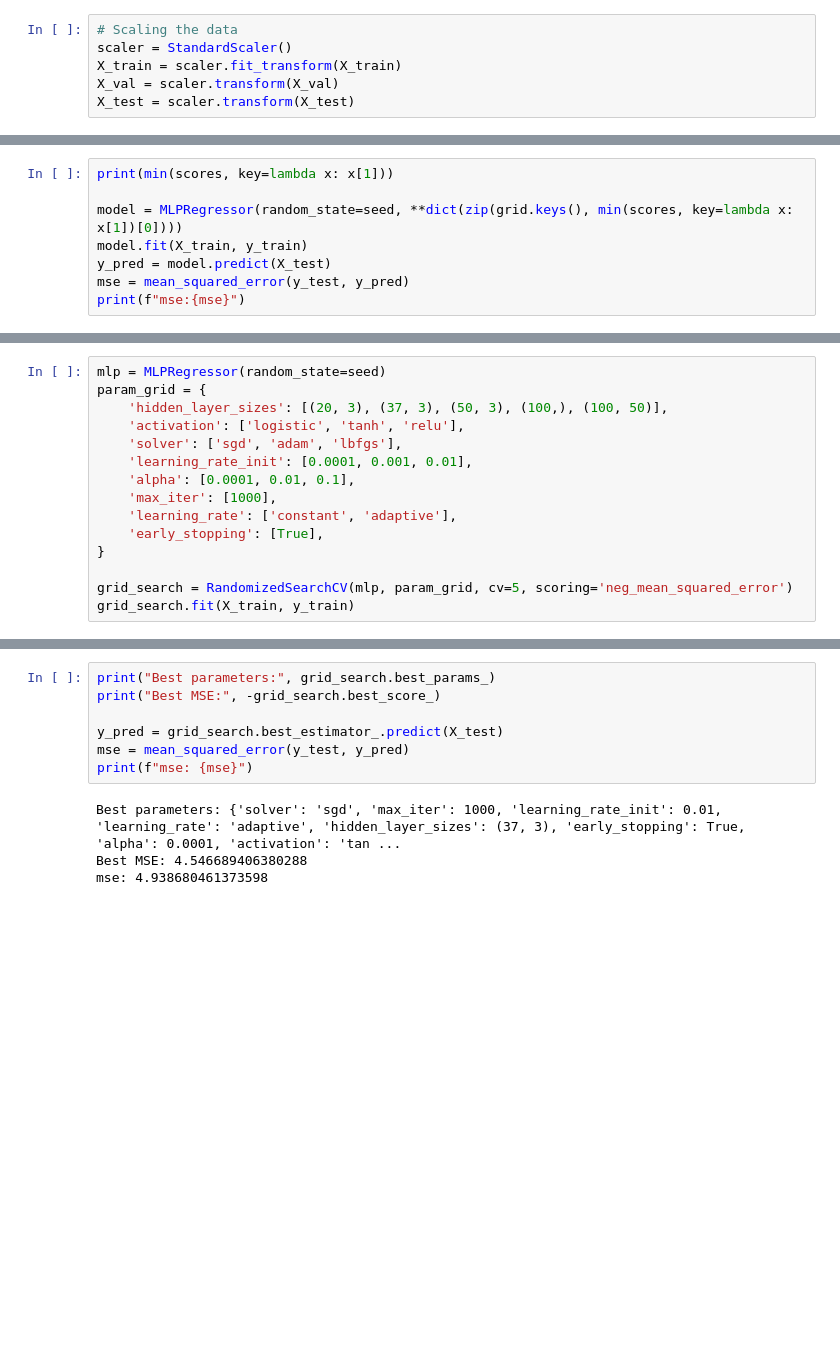
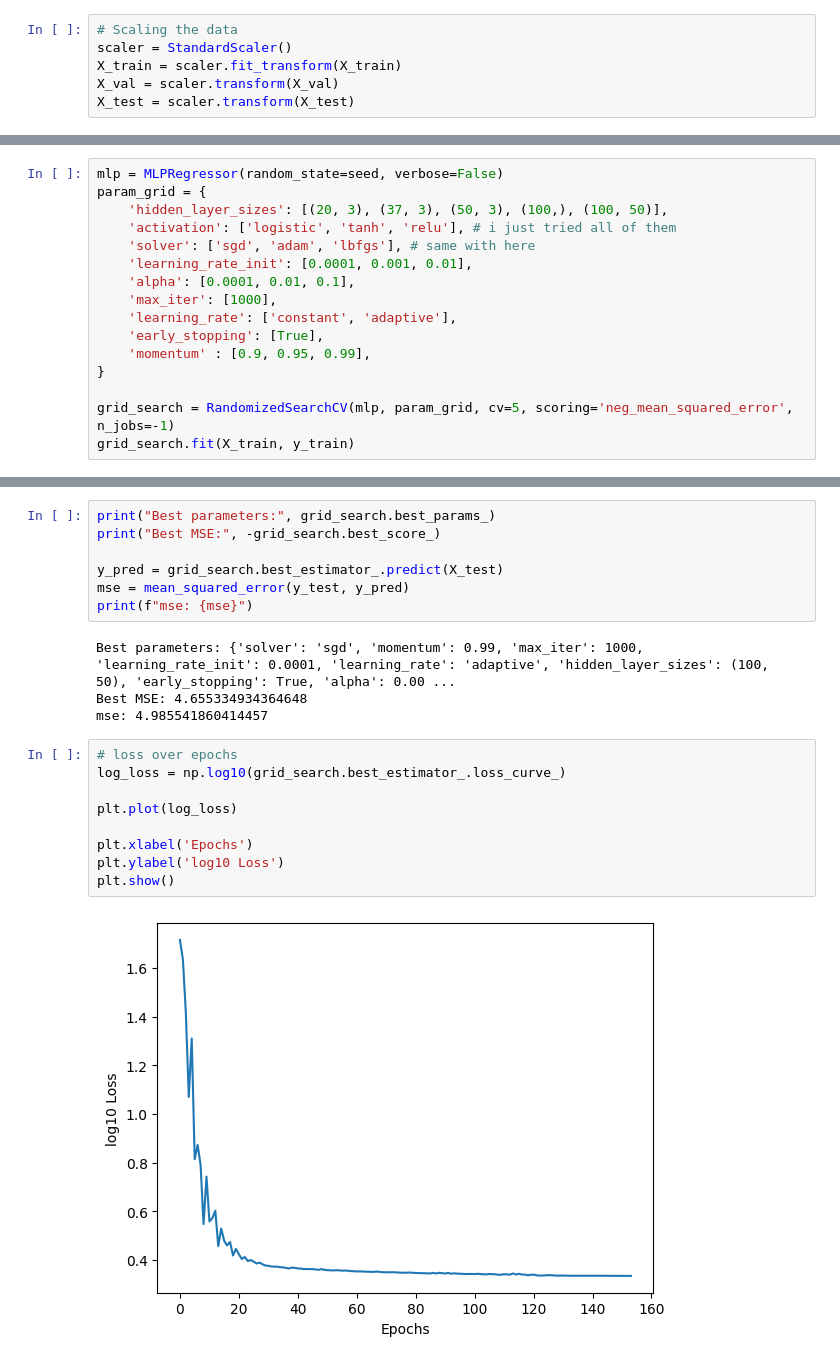
Before and after one commit to vhrollo/3-semester, a Jupyter notebook: INF264/homework/homework5.ipynb, the cells around one changed output, grey strips where cells are left out. Drawn from its saved outputs; the diff is of its cells as text; blank space fills up the shorter version.

```diff
--- a/INF264/homework/homework5.ipynb
+++ b/INF264/homework/homework5.ipynb
@@ -184,8 +119,0 @@ running grid search
-# %%
-print(min(scores, key=lambda x: x[1]))
-
-model = MLPRegressor(random_state=seed, **dict(zip(grid.keys(), min(scores, key=lambda x: x[1])[0])))
-model.fit(X_train, y_train)
-y_pred = model.predict(X_test)
-mse = mean_squared_error(y_test, y_pred)
-print(f"mse:{mse}")
@@ -218,15 +120,16 @@ plt.show()
 # %%
-mlp = MLPRegressor(random_state=seed)
+mlp = MLPRegressor(random_state=seed, verbose=False)
 param_grid = {
     'hidden_layer_sizes': [(20, 3), (37, 3), (50, 3), (100,), (100, 50)],
-    'activation': ['logistic', 'tanh', 'relu'],
-    'solver': ['sgd', 'adam', 'lbfgs'],
+    'activation': ['logistic', 'tanh', 'relu'], # i just tried all of them
+    'solver': ['sgd', 'adam', 'lbfgs'], # same with here
     'learning_rate_init': [0.0001, 0.001, 0.01],
     'alpha': [0.0001, 0.01, 0.1],
     'max_iter': [1000],
     'learning_rate': ['constant', 'adaptive'],
     'early_stopping': [True],
+    'momentum' : [0.9, 0.95, 0.99],
 }
 
-grid_search = RandomizedSearchCV(mlp, param_grid, cv=5, scoring='neg_mean_squared_error')
+grid_search = RandomizedSearchCV(mlp, param_grid, cv=5, scoring='neg_mean_squared_error', n_jobs=-1)
 grid_search.fit(X_train, y_train)
@@ -238,6 +158,17 @@ y_pred = grid_search.best_estimator_.predict(X_test)
 mse = mean_squared_error(y_test, y_pred)
 print(f"mse: {mse}")
 # %% [output]
-Best parameters: {'solver': 'sgd', 'max_iter': 1000, 'learning_rate_init': 0.01, 'learning_rate': 'adaptive', 'hidden_layer_sizes': (37, 3), 'early_stopping': True, 'alpha': 0.0001, 'activation': 'tan ...
-Best MSE: 4.546689406380288
-mse: 4.938680461373598
+Best parameters: {'solver': 'sgd', 'momentum': 0.99, 'max_iter': 1000, 'learning_rate_init': 0.0001, 'learning_rate': 'adaptive', 'hidden_layer_sizes': (100, 50), 'early_stopping': True, 'alpha': 0.00 ...
+Best MSE: 4.655334934364648
+mse: 4.985541860414457
+# %%
+# loss over epochs
+log_loss = np.log10(grid_search.best_estimator_.loss_curve_)
+
+plt.plot(log_loss)
+
+plt.xlabel('Epochs')
+plt.ylabel('log10 Loss')
+plt.show()
+# %% [output]
+[figure, added]
```
Also changed, not shown: parts of 8 cells of this notebook.
